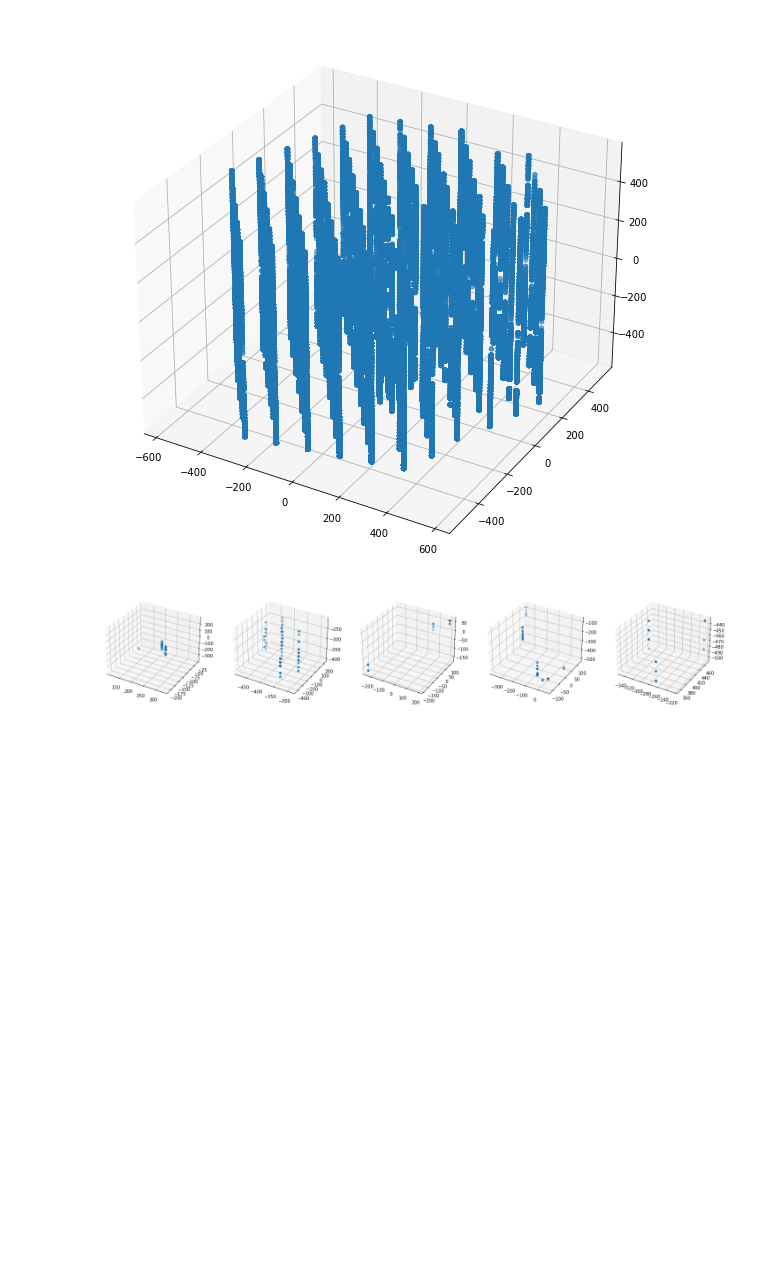
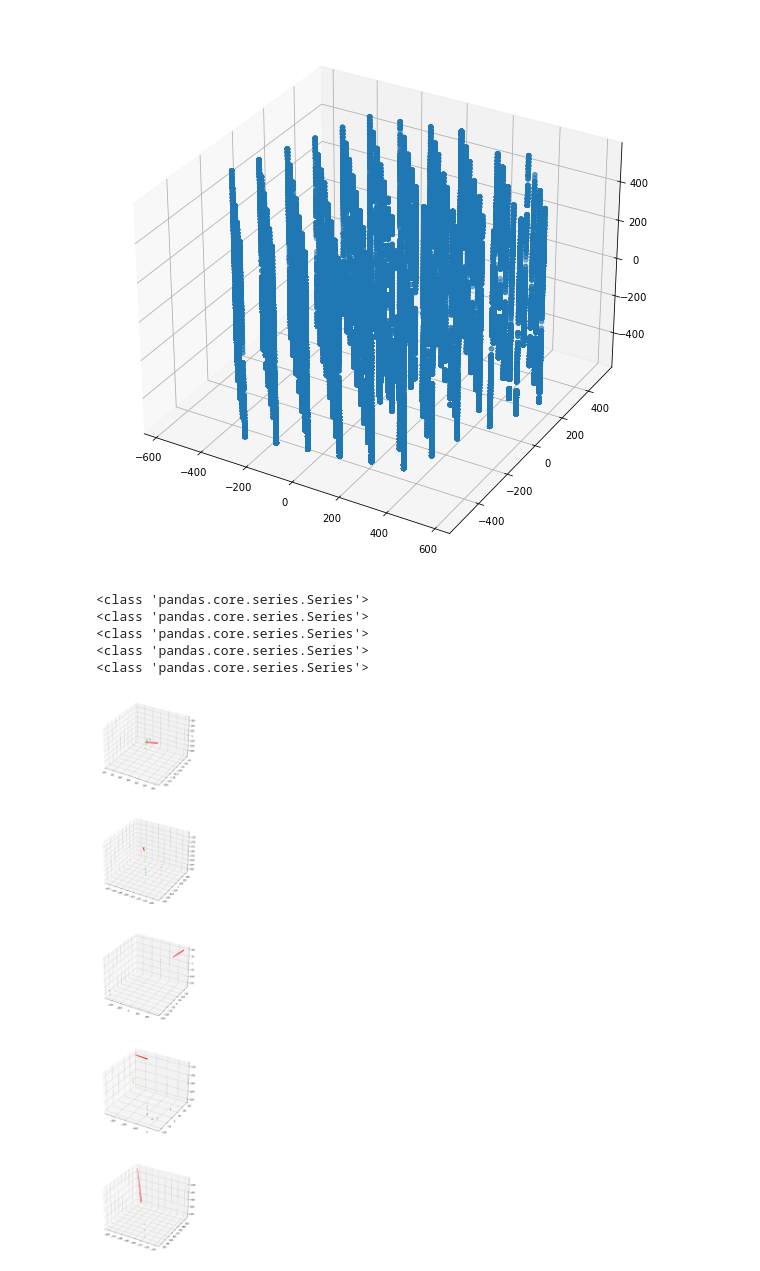
Before and after one commit to Exploratory-Machine-Learning/ICE-CUBE, a Jupyter notebook: EDA.ipynb, the cells around one changed output. Drawn from its saved outputs; the diff is of its cells as text; code cells hidden in the pictures; blank space fills up the shorter version.

```diff
--- a/EDA.ipynb
+++ b/EDA.ipynb
@@ -7,6 +12,8 @@ fmeta="/scratch/ICE-CUBE/train_meta.parquet"
 # %%
-sensorgeom = pd.read_csv(fsensor).set_index("sensor_id").to_dict()
-batch= pd.read_parquet(fbatch['1']).query("(event_id%100==0) & (auxiliary==False)")
+metapq=ParquetFile(fmeta)
+first_ten_rows = next(metapq.iter_batches(batch_size = 185806))
+
+meta=pa.Table.from_batches([first_ten_rows]).to_pandas()
 # %%
 #Map x,y,z to sensor_id in batch
 
@@ -30,3 +37,7 @@ batch.head()
 | 2800 | 1157 | 10041 | 1.025 | False | 326.85 | -209.07 | 209.07 |
 | 2800 | 1156 | 10100 | 0.225 | False | 326.85 | -209.07 | 226.09 |
 | 2800 | 1160 | 10349 | 1.275 | False | 326.85 | -209.07 | 158.01 |
+# %%
+batch['time']=batch['time'].groupby('event_id').transform(lambda x: (x - x.min()) / x.max())
+batch['charge']=batch['charge'].groupby('event_id').transform(lambda x: (x - x.min()) / x.max())
+batch.head()
@@ -48,13 +70,44 @@ import numpy as np
 from mpl_toolkits.mplot3d import Axes3D
 
 
-def plot_events(batch,events):
-    fig, axes = plt.subplots(nrows=1, ncols=len(events), subplot_kw={'projection': '3d'},figsize=(25,5))
+def plot_events(batch,events,meta,sc=100,msc=20):
+
+    import numpy as np
+    fig, axes = plt.subplots(nrows=len(events), ncols=1, subplot_kw={'projection': '3d'},figsize=(10,50))
     axes=axes.flatten()
     for i, ax in enumerate(axes):
-        ax.scatter(batch.loc[events[i]]['x'],batch.loc[events[i]]['y'],batch.loc[events[i]]['z'])
+        event="event_id=="+str(events[i])
+        zenith=meta.query(event)['zenith'].values[0]
+        azimuth=meta.query(event)['azimuth'].values[0]
+        x_fin=np.sin(zenith)*np.cos(azimuth)
+        y_fin=np.sin(zenith)*np.sin(azimuth)
+        z_fin=np.cos(zenith)
+        print(type(x))
+        # check for case when two rows have same max charge
+        event_maxcharge_idx=batch.loc[events[i]]['charge'].idxmax()
+        x_ini=batch.loc[event_maxcharge_idx]['x'].values[0]
+        y_ini=batch.loc[event_maxcharge_idx]['y'].values[0]
+        z_ini=batch.loc[event_maxcharge_idx]['z'].values[0]
+
+        x_a=np.linspace(x_ini,x_ini+x_fin*sc, num=50)
+        y_a=np.linspace(y_ini,y_ini+y_fin*sc, num=50)
+        z_a=np.linspace(z_ini,z_ini+z_fin*sc, num=50)
+
+        ax.scatter(batch.loc[events[i]]['x'],batch.loc[events[i]]['y'],batch.loc[events[i]]['z'],s=msc*batch.loc[events[i]]['charge'],c=batch.loc[events[i]]['time'],
+                  cmap='viridis_r')
+        #ax.set_xlim(-500,500)
+        #ax.set_ylim(-500,500)
+        #ax.set_zlim(-500,500)
+        ax.scatter(x_a,y_a,z_a,c='red',s=10)
+        #ax.scatter([x],[y],[z],c='red',s=10)
+        #ax.scatter([0],[0],[0],c='red',s=10)
     plt.show()
 # %%
-plot_events(batch,list(batch.index.unique())[:5])
+plot_events(batch,list(batch.index.unique())[:5],meta)
 # %% [output]
+<class 'pandas.core.series.Series'>
+<class 'pandas.core.series.Series'>
+<class 'pandas.core.series.Series'>
+<class 'pandas.core.series.Series'>
+<class 'pandas.core.series.Series'>
-[figure, old version]
+[figure, new version]
```
Also changed, not shown: parts of 19 cells of this notebook.
